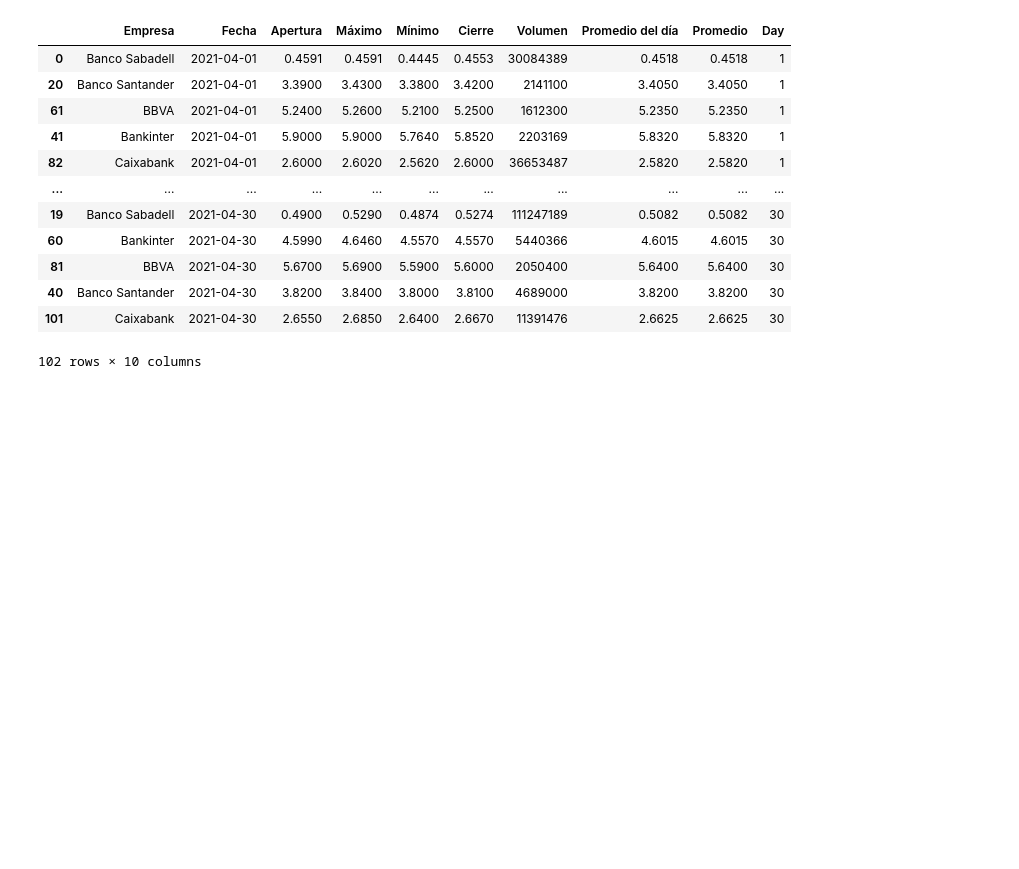
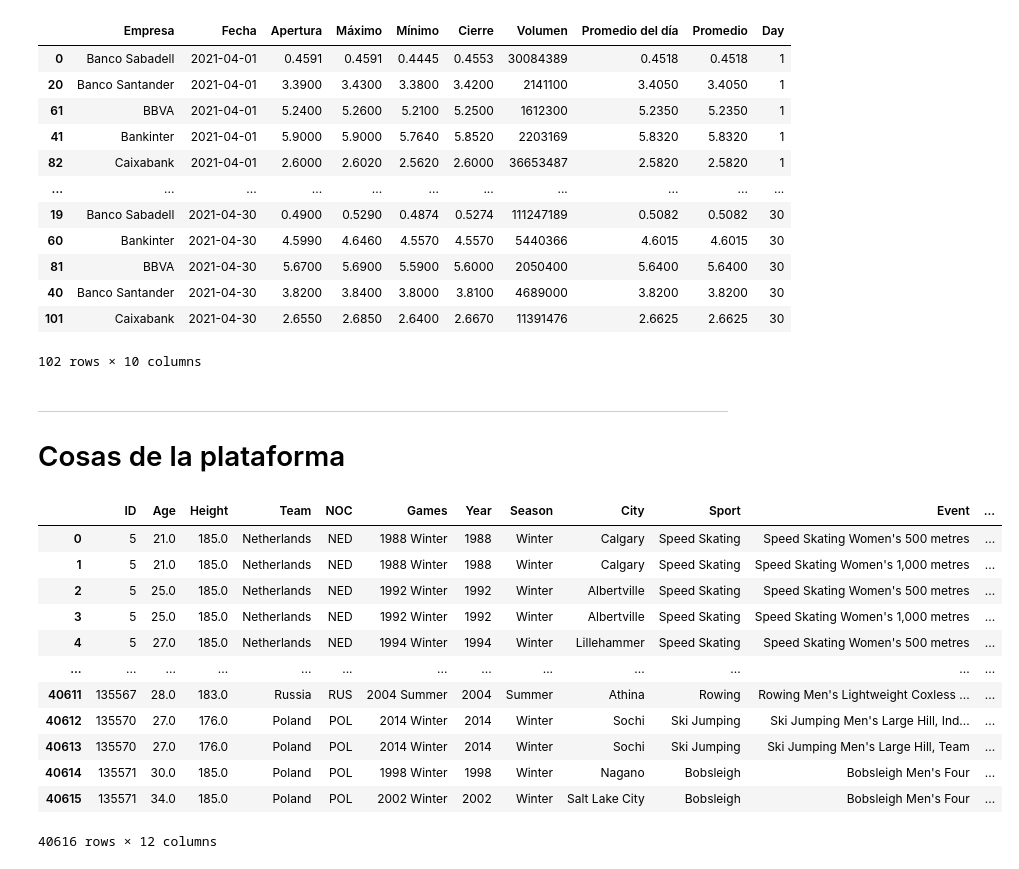
Before and after one commit to Elmatinho/DataScience_Unilever, a Jupyter notebook: Semana_3/Clases/Duodecima_clase_12_04_22.ipynb, the cells around one changed output. Saved outputs shown, nothing was run; the diff lists cells and outputs as text; code cells hidden in the pictures; blank space fills up the shorter version.

```diff
--- a/Semana_3/Clases/Duodecima_clase_12_04_22.ipynb
+++ b/Semana_3/Clases/Duodecima_clase_12_04_22.ipynb
@@ -147,3 +147,6 @@ df_bancos
 | 40 | Banco Santander | 2021-04-30 | 3.8200 | 3.8400 | 3.8000 | 3.8100 | 4689000 | 3.8200 | 3.8200 | 30 |
 | 101 | Caixabank | 2021-04-30 | 2.6550 | 2.6850 | 2.6400 | 2.6670 | 11391476 | 2.6625 | 2.6625 | 30 |
 102 rows × 10 columns
+# %% [markdown]
+---
+# Cosas de la plataforma
@@ -149,0 +156,16 @@ df_bancos
+# %%
+base
+# %% [output]
+|  | ID | Age | Height | Team | NOC | Games | Year | Season | City | Sport | Event | ... |
+| 0 | 5 | 21.0 | 185.0 | Netherlands | NED | 1988 Winter | 1988 | Winter | Calgary | Speed Skating | Speed Skating Women's 500 metres | ... |
+| 1 | 5 | 21.0 | 185.0 | Netherlands | NED | 1988 Winter | 1988 | Winter | Calgary | Speed Skating | Speed Skating Women's 1,000 metres | ... |
+| 2 | 5 | 25.0 | 185.0 | Netherlands | NED | 1992 Winter | 1992 | Winter | Albertville | Speed Skating | Speed Skating Women's 500 metres | ... |
+| 3 | 5 | 25.0 | 185.0 | Netherlands | NED | 1992 Winter | 1992 | Winter | Albertville | Speed Skating | Speed Skating Women's 1,000 metres | ... |
+| 4 | 5 | 27.0 | 185.0 | Netherlands | NED | 1994 Winter | 1994 | Winter | Lillehammer | Speed Skating | Speed Skating Women's 500 metres | ... |
+| ... | ... | ... | ... | ... | ... | ... | ... | ... | ... | ... | ... | ... |
+| 40611 | 135567 | 28.0 | 183.0 | Russia | RUS | 2004 Summer | 2004 | Summer | Athina | Rowing | Rowing Men's Lightweight Coxless ... | ... |
+| 40612 | 135570 | 27.0 | 176.0 | Poland | POL | 2014 Winter | 2014 | Winter | Sochi | Ski Jumping | Ski Jumping Men's Large Hill, Ind... | ... |
+| 40613 | 135570 | 27.0 | 176.0 | Poland | POL | 2014 Winter | 2014 | Winter | Sochi | Ski Jumping | Ski Jumping Men's Large Hill, Team | ... |
+| 40614 | 135571 | 30.0 | 185.0 | Poland | POL | 1998 Winter | 1998 | Winter | Nagano | Bobsleigh | Bobsleigh Men's Four | ... |
+| 40615 | 135571 | 34.0 | 185.0 | Poland | POL | 2002 Winter | 2002 | Winter | Salt Lake City | Bobsleigh | Bobsleigh Men's Four | ... |
+40616 rows × 12 columns
```
Also changed, not shown: parts of 10 cells of this notebook, 3 other files.
